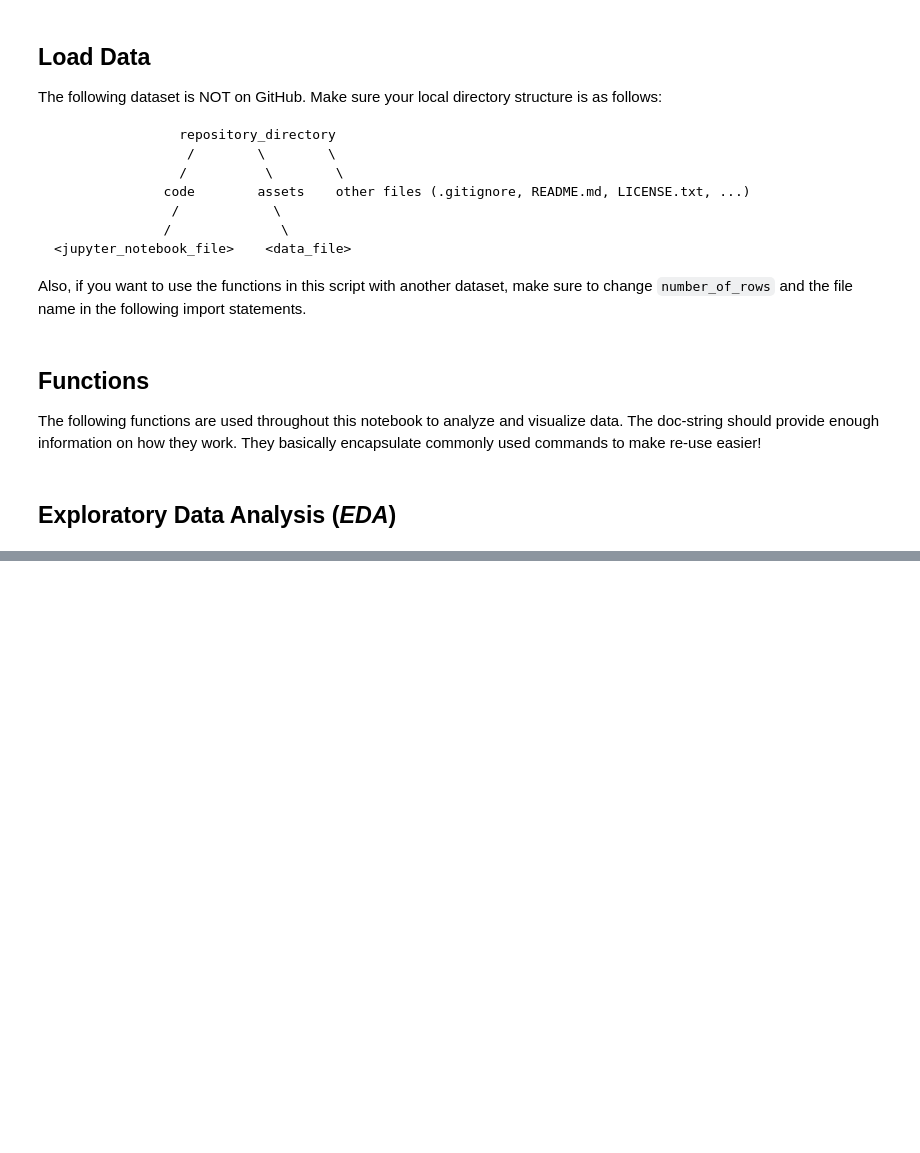
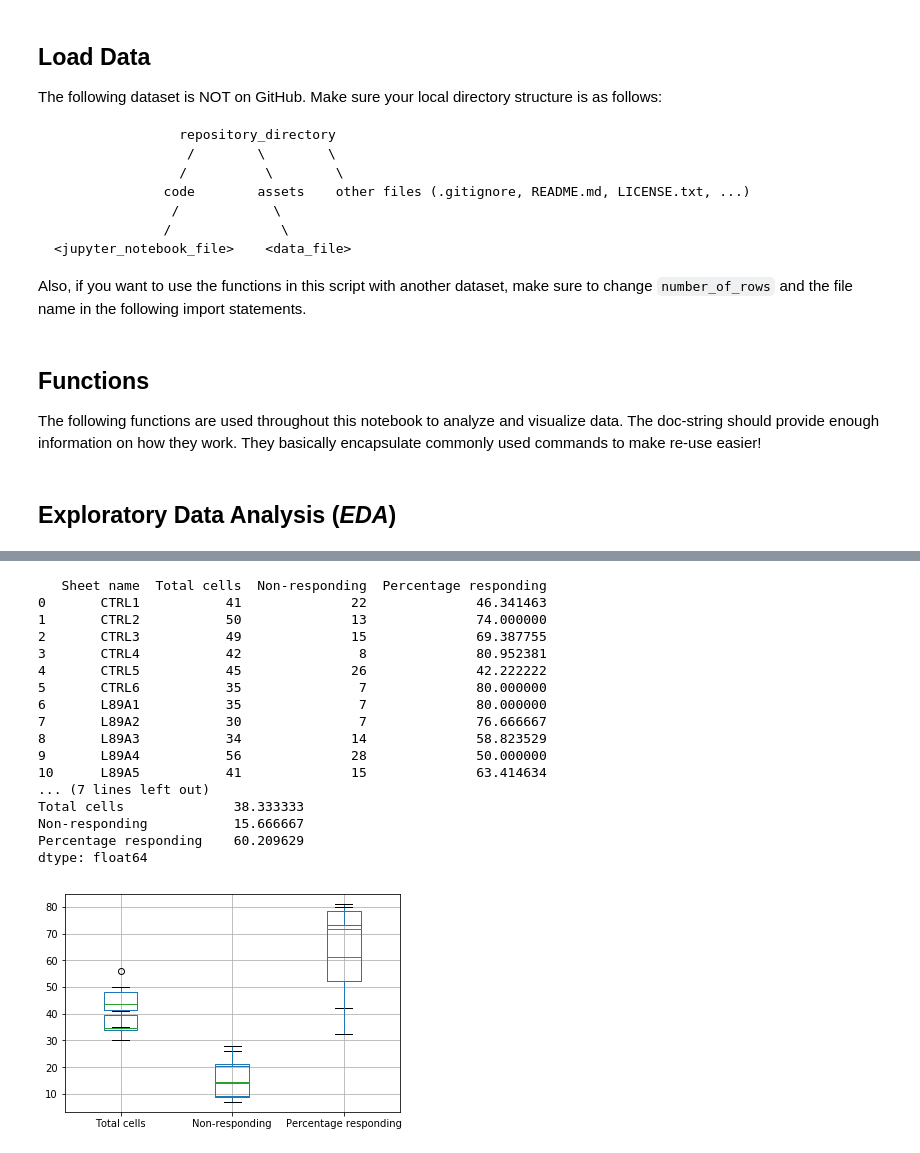
Before and after one commit to LienDNguyen/calcium_imaging, a Jupyter notebook: code/20180914_calcium_imaging_analysis.ipynb, the cells around one changed output, grey strips where cells are left out. Cells and saved outputs as stored; diff of their text form; code cells hidden in the pictures; blank space fills up the shorter version.

```diff
--- a/code/20180914_calcium_imaging_analysis.ipynb
+++ b/code/20180914_calcium_imaging_analysis.ipynb
@@ -138,3 +151,24 @@ calc_response_rate(df=ca_data, threshold=1.2, utp_range=(40, 480), verbose=False
+# %%
+calc_response_rate(ca_data, threshold=1.2, utp_range=(40,480), verbose=True, plot=True)
+# %% [output]
+   Sheet name  Total cells  Non-responding  Percentage responding
+0       CTRL1           41              22              46.341463
+1       CTRL2           50              13              74.000000
+2       CTRL3           49              15              69.387755
+3       CTRL4           42               8              80.952381
+4       CTRL5           45              26              42.222222
+5       CTRL6           35               7              80.000000
+6       L89A1           35               7              80.000000
+7       L89A2           30               7              76.666667
+8       L89A3           34              14              58.823529
+9       L89A4           56              28              50.000000
+10      L89A5           41              15              63.414634
+... (7 lines left out)
+Total cells              38.333333
+Non-responding           15.666667
+Percentage responding    60.209629
+dtype: float64
+[figure, added]
 # %%
 # Find max UTP response for each slide & plot (no threshold so far)
 d = {}
```
Also changed, not shown: parts of 9 cells of this notebook.
